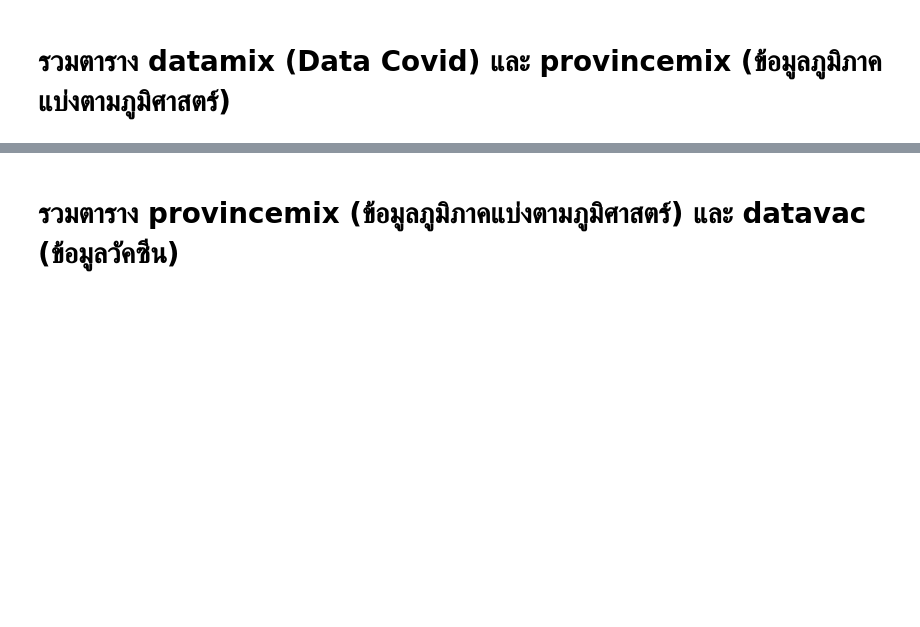
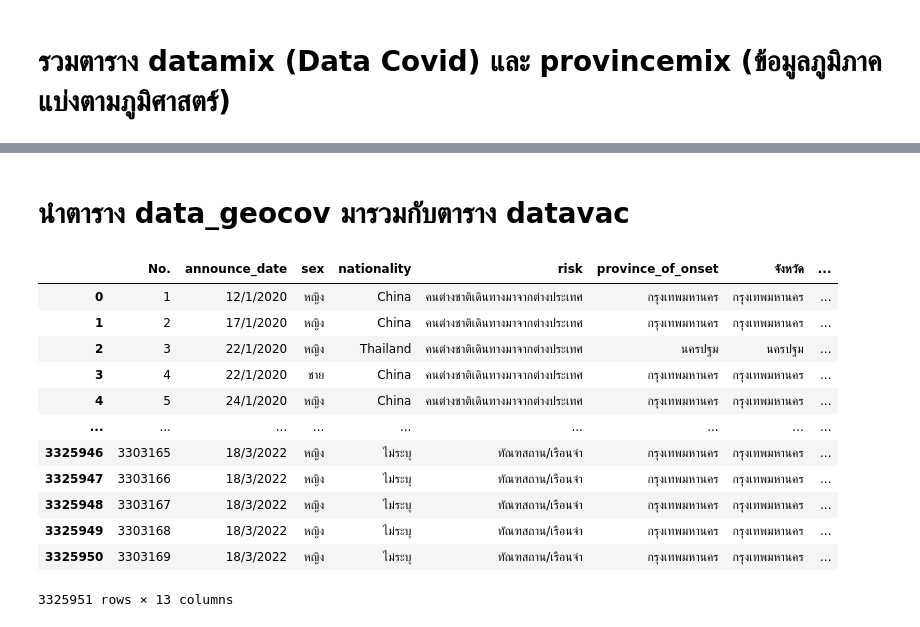
Before and after one commit to Chanunchida-May/data_viz_2022, a Jupyter notebook: ProjectDashBoard.ipynb, the cells around one changed output, grey strips where cells are left out. Saved outputs shown, nothing was run; the diff lists cells and outputs as text; code cells hidden in the pictures; blank space fills up the shorter version.

```diff
--- a/ProjectDashBoard.ipynb
+++ b/ProjectDashBoard.ipynb
@@ -861,2 +914,19 @@ data_geocov
-# %% [markdown]
-# รวมตาราง provincemix (ข้อมูลภูมิภาคแบ่งตามภูมิศาสตร์) และ datavac (ข้อมูลวัคซีน)
+# %% [markdown]
+# นำตาราง data_geocov มารวมกับตาราง datavac
+# %%
+dt_covidvacge = data_geocov.merge(datavac,how='left',left_on='province_of_onset',right_on='province')
+dt_covidvacge
+# %% [output]
+|  | No. | announce_date | sex | nationality | risk | province_of_onset | จังหวัด | ... |
+| 0 | 1 | 12/1/2020 | หญิง | China | คนต่างชาติเดินทางมาจากต่างประเทศ | กรุงเทพมหานคร | กรุงเทพมหานคร | ... |
+| 1 | 2 | 17/1/2020 | หญิง | China | คนต่างชาติเดินทางมาจากต่างประเทศ | กรุงเทพมหานคร | กรุงเทพมหานคร | ... |
+| 2 | 3 | 22/1/2020 | หญิง | Thailand | คนต่างชาติเดินทางมาจากต่างประเทศ | นครปฐม | นครปฐม | ... |
+| 3 | 4 | 22/1/2020 | ชาย | China | คนต่างชาติเดินทางมาจากต่างประเทศ | กรุงเทพมหานคร | กรุงเทพมหานคร | ... |
+| 4 | 5 | 24/1/2020 | หญิง | China | คนต่างชาติเดินทางมาจากต่างประเทศ | กรุงเทพมหานคร | กรุงเทพมหานคร | ... |
+| ... | ... | ... | ... | ... | ... | ... | ... | ... |
+| 3325946 | 3303165 | 18/3/2022 | หญิง | ไม่ระบุ | ทัณฑสถาน/เรือนจำ | กรุงเทพมหานคร | กรุงเทพมหานคร | ... |
+| 3325947 | 3303166 | 18/3/2022 | หญิง | ไม่ระบุ | ทัณฑสถาน/เรือนจำ | กรุงเทพมหานคร | กรุงเทพมหานคร | ... |
+| 3325948 | 3303167 | 18/3/2022 | หญิง | ไม่ระบุ | ทัณฑสถาน/เรือนจำ | กรุงเทพมหานคร | กรุงเทพมหานคร | ... |
+| 3325949 | 3303168 | 18/3/2022 | หญิง | ไม่ระบุ | ทัณฑสถาน/เรือนจำ | กรุงเทพมหานคร | กรุงเทพมหานคร | ... |
+| 3325950 | 3303169 | 18/3/2022 | หญิง | ไม่ระบุ | ทัณฑสถาน/เรือนจำ | กรุงเทพมหานคร | กรุงเทพมหานคร | ... |
+3325951 rows × 13 columns
```
Also changed, not shown: parts of 10 cells of this notebook.
